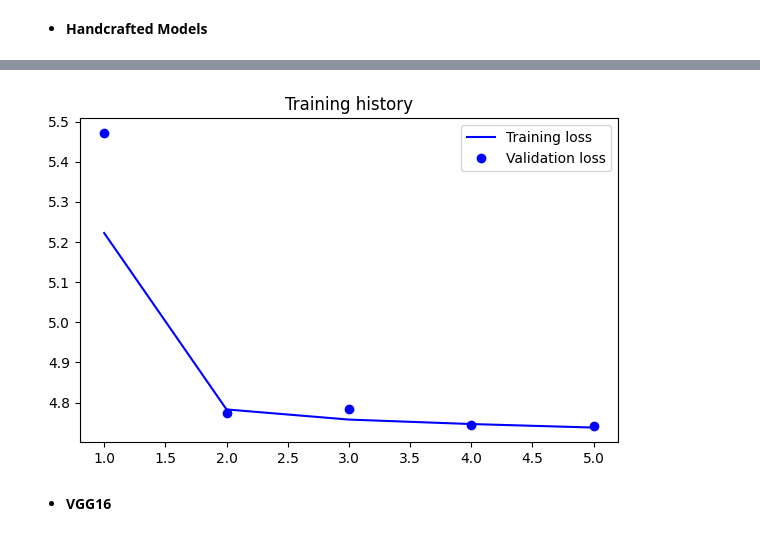
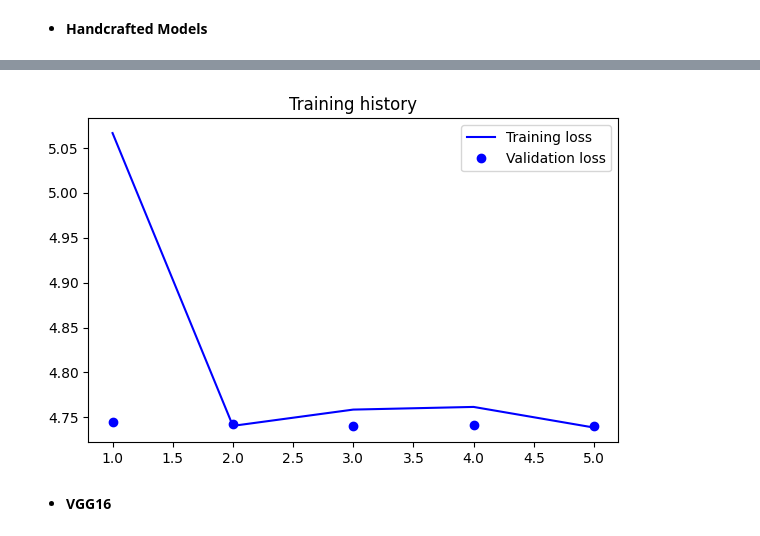
Before and after one commit to fmportela/deep-learning-23-24-nova-ims-group-project, a Jupyter notebook: 4-model-train.ipynb, the cells around one changed output, grey strips where cells are left out. Saved outputs shown, nothing was run; the diff lists cells and outputs as text; code cells hidden in the pictures.

Commit message:
trained new models

```diff
--- a/4-model-train.ipynb
+++ b/4-model-train.ipynb
@@ -590,6 +583,15 @@ def baseline_model(model_name: str):
 
     # callbacks
     monitor = 'val_loss'
+
+    # custom LR scheduler
+    def lr_schedule(epoch, lr):
+        # reducif LR by a factor of 10 every 7 epochs
+        if epoch % 7 == 0 and epoch != 0:
+            return lr * 0.1
+        else:
+            return lr
+
     callbacks_list = [
 
         LearningRateScheduler(lr_schedule),
@@ -611,12 +613,13 @@ def baseline_model(model_name: str):
     return model, history.history
 
 
+# WARNING: DUE TO BATCH SIZE AND IMAGE SIZE BASELINE MODEL TAKES TOO MUCH TIME RUNNING
 # saving model & history
-model_name = baseline_model.__name__
-model, history = baseline_model(model_name)
-save_model_history(history, os.path.join(HISTORIES_PATH, f'{model_name}.pkl'))
-print()
-plot_loss_history(history)
+# model_name = baseline_model.__name__
+# model, history = baseline_model(model_name)
+# save_model_history(history, os.path.join(HISTORIES_PATH, f'{model_name}.pkl'))
+# print()
+# plot_loss_history(history)
 # %% [markdown]
 - **Handcrafted Models**
 # %%
@@ -636,42 +639,35 @@ def handcrafted_v1(model_name: str):
 
     train_data, val_data = import_data(batch_size=batch_size, image_size=image_size, import_mask=(True, True, False))
 
-    # from here: https://medium.com/latinxinai/convolutional-neural-network-from-scratch-6b1c856e1c07
     head_model = tf.keras.models.Sequential([
-        tf.keras.layers.Conv2D(32, (3,3), strides = 1, padding = 'same'),
+        tf.keras.layers.Conv2D(32, (3,3), strides = 1, padding = 'same', kernel_initializer=tf.keras.initializers.GlorotNormal(seed=SEED)),
         tf.keras.layers.Activation('relu'),
         tf.keras.layers.BatchNormalization(),
         tf.keras.layers.MaxPooling2D(pool_size = (2,2), padding = 'same'),
         tf.keras.layers.Dropout(0.2, seed=SEED),
 
-        tf.keras.layers.Conv2D(64, (3,3), padding = 'same'),
+        tf.keras.layers.Conv2D(64, (3,3), padding = 'same', kernel_initializer=tf.keras.initializers.GlorotNormal(seed=SEED)),
         tf.keras.layers.Activation('relu'),
         tf.keras.layers.BatchNormalization(),
         tf.keras.layers.MaxPooling2D(pool_size = (2,2), padding = 'same'),
         tf.keras.layers.Dropout(0.2, seed=SEED),
 
-        tf.keras.layers.Conv2D(128, (3,3), padding = 'same'),
+        tf.keras.layers.Conv2D(128, (3,3), padding = 'same', kernel_initializer=tf.keras.initializers.GlorotNormal(seed=SEED)),
         tf.keras.layers.Activation('relu'),
         tf.keras.layers.BatchNormalization(),
         tf.keras.layers.MaxPooling2D(pool_size = (2,2), padding = 'same'),
-        tf.keras.layers.Dropout(0.3, seed=SEED),
+        tf.keras.layers.Dropout(0.2, seed=SEED),
 
-        tf.keras.layers.Conv2D(256, (3,3), padding = 'same'),
+        tf.keras.layers.Conv2D(256, (3,3), padding = 'same', kernel_initializer=tf.keras.initializers.GlorotNormal(seed=SEED)),
         tf.keras.layers.Activation('relu'),
         tf.keras.layers.BatchNormalization(),
         tf.keras.layers.MaxPooling2D(pool_size = (2,2), padding = 'same'),
-        tf.keras.layers.Dropout(0.3, seed=SEED),
-
-        tf.keras.layers.Conv2D(512, (3,3), padding = 'same'),
-        tf.keras.layers.Activation('relu'),
-        tf.keras.layers.BatchNormalization(),
-        tf.keras.layers.MaxPooling2D(pool_size = (2,2), padding = 'same'),
-        tf.keras.layers.Dropout(0.3, seed=SEED),
+        tf.keras.layers.Dropout(0.2, seed=SEED),
 
         tf.keras.layers.Flatten(),
-        tf.keras.layers.Dense(2048),
+        tf.keras.layers.Dense(2048, kernel_initializer=tf.keras.initializers.GlorotNormal(seed=SEED), bias_initializer='zeros'),
         tf.keras.layers.Activation('relu'),
-        tf.keras.layers.Dropout(0.5, seed=SEED),
+        tf.keras.layers.Dropout(0.2, seed=SEED),
         tf.keras.layers.Dense(114, activation='softmax'),
     ])
 
@@ -755,4 +751,4 @@ Epoch 5: val_loss improved from 4.74543 to 4.74143, saving model to model_dir\mo
-[figure, old version]
+[figure, new version]
 # %% [markdown]
 - **VGG16**
 # %%
```
Also changed, not shown: parts of 6 cells of this notebook.
